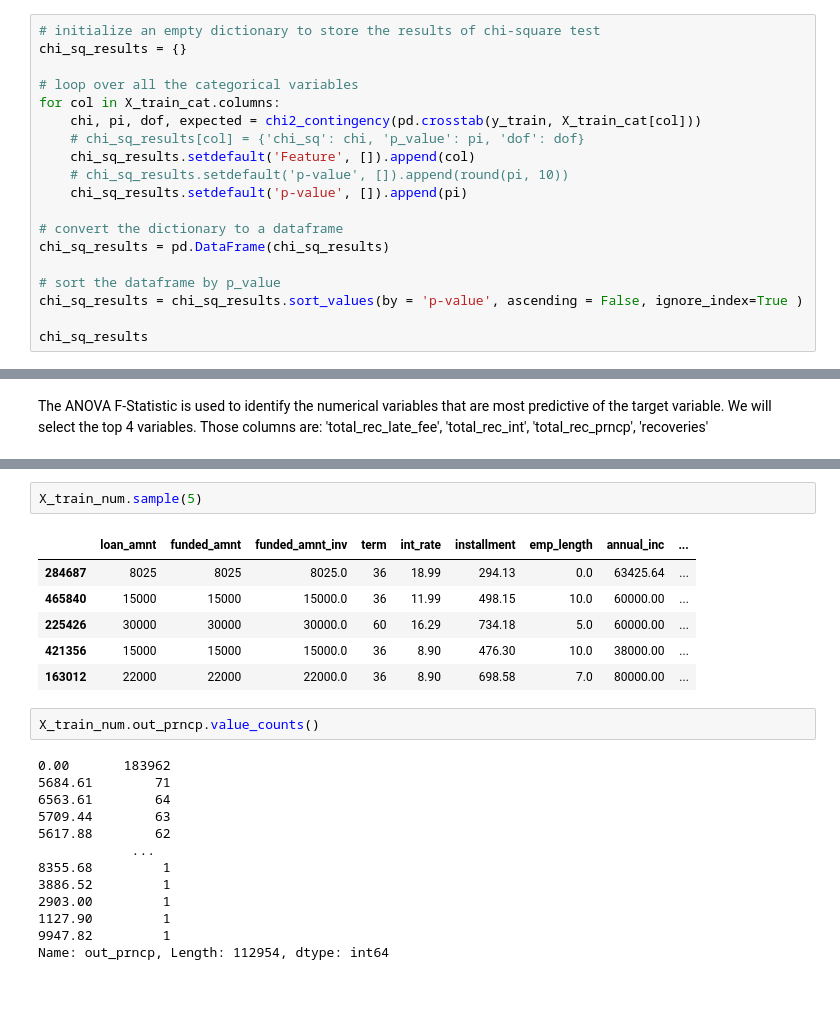
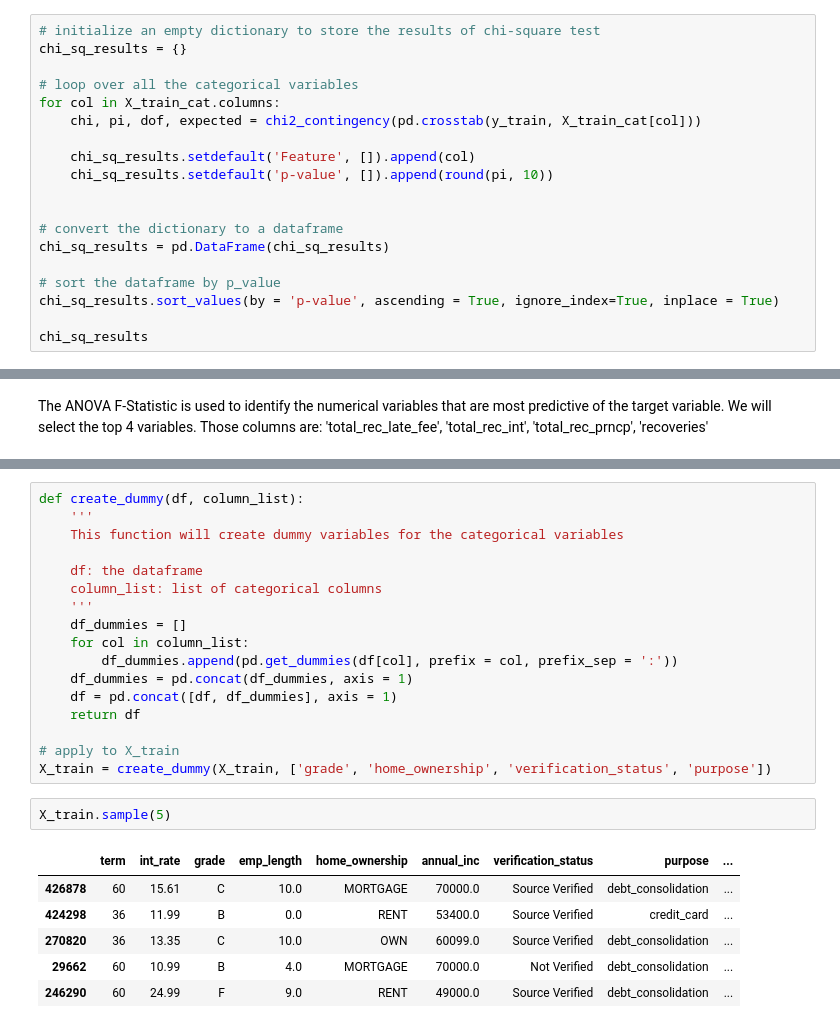
Before and after one commit to dimgag/credit-scorecard, a Jupyter notebook: notebook.ipynb, the cells around one changed output, grey strips where cells are left out. Cells and saved outputs as stored; diff of their text form; blank space fills up the shorter version.

```diff
--- a/notebook.ipynb
+++ b/notebook.ipynb
@@ -348,16 +348,16 @@ chi_sq_results = {}
 # loop over all the categorical variables
 for col in X_train_cat.columns:
     chi, pi, dof, expected = chi2_contingency(pd.crosstab(y_train, X_train_cat[col]))
-    # chi_sq_results[col] = {'chi_sq': chi, 'p_value': pi, 'dof': dof}
+
     chi_sq_results.setdefault('Feature', []).append(col)
-    # chi_sq_results.setdefault('p-value', []).append(round(pi, 10))
-    chi_sq_results.setdefault('p-value', []).append(pi)
+    chi_sq_results.setdefault('p-value', []).append(round(pi, 10))
+
 
 # convert the dictionary to a dataframe
 chi_sq_results = pd.DataFrame(chi_sq_results)
 
 # sort the dataframe by p_value
-chi_sq_results = chi_sq_results.sort_values(by = 'p-value', ascending = False, ignore_index=True )
+chi_sq_results.sort_values(by = 'p-value', ascending = True, ignore_index=True, inplace = True)
 
 chi_sq_results
 # %% [output]
@@ -449,24 +484,26 @@ The ANOVA F-Statistic is used to identify the numerical variables that are most
+# %%
+def create_dummy(df, column_list):
+    '''
+    This function will create dummy variables for the categorical variables
+
+    df: the dataframe
+    column_list: list of categorical columns
+    '''
+    df_dummies = []
+    for col in column_list:
+        df_dummies.append(pd.get_dummies(df[col], prefix = col, prefix_sep = ':'))
+    df_dummies = pd.concat(df_dummies, axis = 1)
+    df = pd.concat([df, df_dummies], axis = 1)
+    return df
+
+# apply to X_train
+X_train = create_dummy(X_train, ['grade', 'home_ownership', 'verification_status', 'purpose'])
 # %%
-X_train_num.sample(5)
+X_train.sample(5)
 # %% [output]
-|  | loan_amnt | funded_amnt | funded_amnt_inv | term | int_rate | installment | emp_length | annual_inc | ... |
-| 284687 | 8025 | 8025 | 8025.0 | 36 | 18.99 | 294.13 | 0.0 | 63425.64 | ... |
-| 465840 | 15000 | 15000 | 15000.0 | 36 | 11.99 | 498.15 | 10.0 | 60000.00 | ... |
-| 225426 | 30000 | 30000 | 30000.0 | 60 | 16.29 | 734.18 | 5.0 | 60000.00 | ... |
-| 421356 | 15000 | 15000 | 15000.0 | 36 | 8.90 | 476.30 | 10.0 | 38000.00 | ... |
-| 163012 | 22000 | 22000 | 22000.0 | 36 | 8.90 | 698.58 | 7.0 | 80000.00 | ... |
+|  | term | int_rate | grade | emp_length | home_ownership | annual_inc | verification_status | purpose | ... |
+| 426878 | 60 | 15.61 | C | 10.0 | MORTGAGE | 70000.0 | Source Verified | debt_consolidation | ... |
+| 424298 | 36 | 11.99 | B | 0.0 | RENT | 53400.0 | Source Verified | credit_card | ... |
+| 270820 | 36 | 13.35 | C | 10.0 | OWN | 60099.0 | Source Verified | debt_consolidation | ... |
+| 29662 | 60 | 10.99 | B | 4.0 | MORTGAGE | 70000.0 | Not Verified | debt_consolidation | ... |
+| 246290 | 60 | 24.99 | F | 9.0 | RENT | 49000.0 | Source Verified | debt_consolidation | ... |
-# %%
-X_train_num.out_prncp.value_counts()
-# %% [output]
-0.00       183962
-5684.61        71
-6563.61        64
-5709.44        63
-5617.88        62
-            ...
-8355.68         1
-3886.52         1
-2903.00         1
-1127.90         1
-9947.82         1
-Name: out_prncp, Length: 112954, dtype: int64
```
Also changed, not shown: parts of 22 cells of this notebook, 1 other file.
